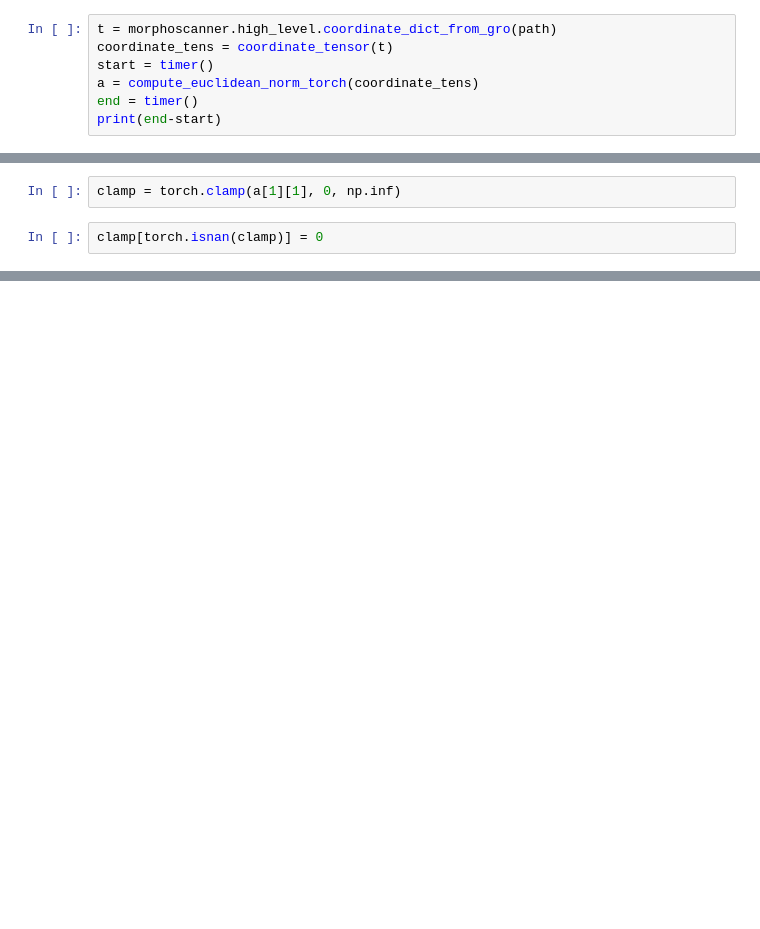
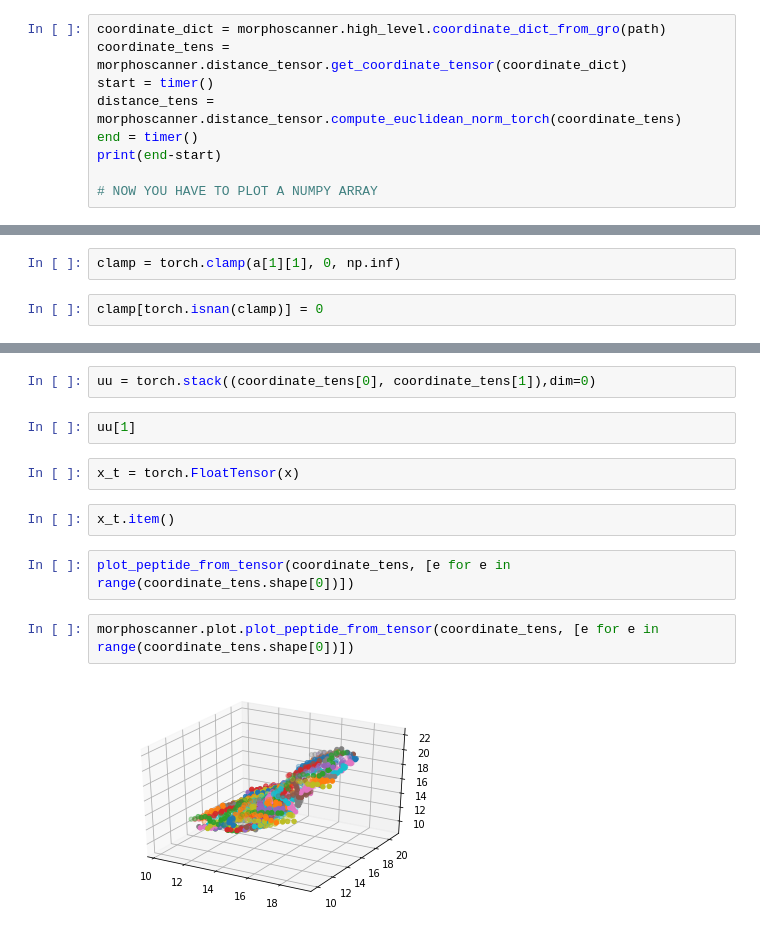
Before and after one commit to lillux/morphoscanner, a Jupyter notebook: old_files/sap_analysis.ipynb, the cells around one changed output, grey strips where cells are left out. Saved outputs shown, nothing was run; the diff lists cells and outputs as text; blank space fills up the shorter version.

Commit message:
plotting in progress

```diff
--- a/old_files/sap_analysis.ipynb
+++ b/old_files/sap_analysis.ipynb
@@ -2099,10 +2112,12 @@ def compute_euclidean_norm_torch(coordinate_tensor):
 #https://discuss.pytorch.org/t/efficient-distance-matrix-computation/9065
 #https://www.dropbox.com/h?preview=Parallel+Euclidean+distance+matrix+computation+on+big+datasets.pdf
 # %%
-t = morphoscanner.high_level.coordinate_dict_from_gro(path)
-coordinate_tens = coordinate_tensor(t)
+coordinate_dict = morphoscanner.high_level.coordinate_dict_from_gro(path)
+coordinate_tens = morphoscanner.distance_tensor.get_coordinate_tensor(coordinate_dict)
 start = timer()
-a = compute_euclidean_norm_torch(coordinate_tens)
+distance_tens = morphoscanner.distance_tensor.compute_euclidean_norm_torch(coordinate_tens)
 end = timer()
 print(end-start)
+
+# NOW YOU HAVE TO PLOT A NUMPY ARRAY
 # %% [output]
@@ -2255,0 +2264,14 @@ print(end-start)
+# %%
+uu = torch.stack((coordinate_tens[0], coordinate_tens[1]),dim=0)
+# %%
+uu[1]
+# %%
+x_t = torch.FloatTensor(x)
+# %%
+x_t.item()
+# %%
+plot_peptide_from_tensor(coordinate_tens, [e for e in range(coordinate_tens.shape[0])])
+# %%
+morphoscanner.plot.plot_peptide_from_tensor(coordinate_tens, [e for e in range(coordinate_tens.shape[0])])
+# %% [output]
+[figure, added]
```
Also changed, not shown: parts of 43 cells of this notebook.
